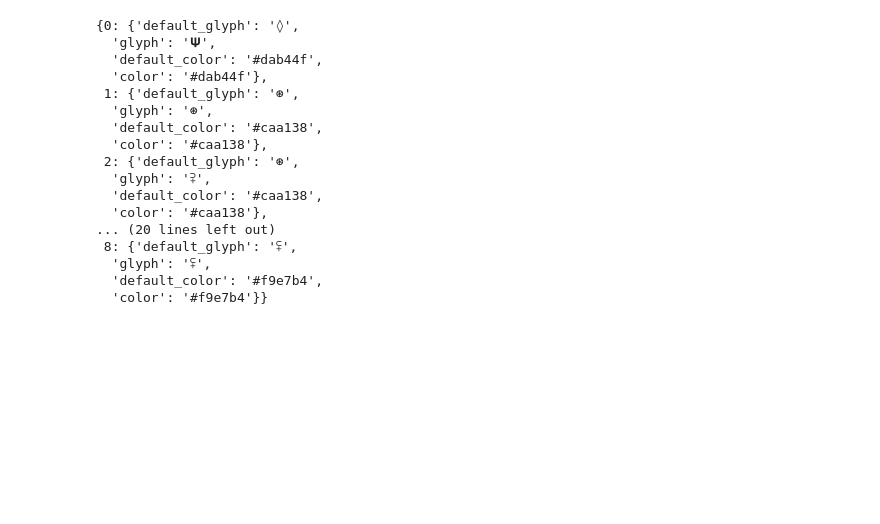
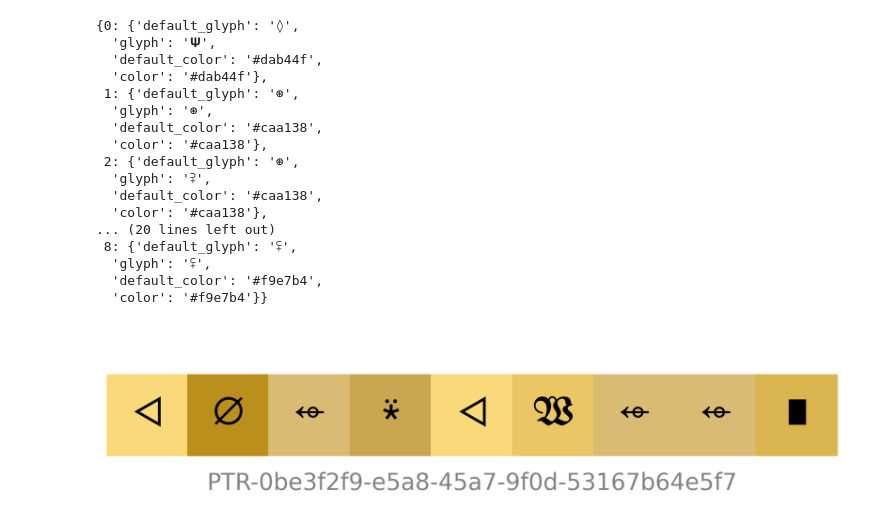
Before and after one commit to shir0tetsuo/mint, a Jupyter notebook: dev.ipynb, the cells around one changed output. Saved outputs shown, nothing was run; the diff lists cells and outputs as text; code cells hidden in the pictures; blank space fills up the shorter version.

Commit message:
Patch Discord value bug str to list

```diff
--- a/dev.ipynb
+++ b/dev.ipynb
@@ -67,6 +67,11 @@ a.build(seed='4b5dd072-e451-42be-816d-ad1924c1502c', glyph_values=[27,None,29,0,
   'color': '#f9e7b4'}}
 # %%
 from IPython.display import Image, display
+# %%
+gen = a(seed='0be3f2f9-e5a8-45a7-9f0d-53167b64e5f7',small_default=True, glyph_values='0,0,0,0', mode='png')
+display(Image(filename=gen))
+# %% [output]
+[figure, added]
 # %%
 gen = a(glyphs='Ramabhadra1', colors='Lasersand', seed_prefix='', font_size=30, mode='both', glyph_values=[1,0,0,None,None,None,None,2,1,0], rows=1, small_default=True, small_color='white', small_size=16, font_colors='auto')
 display(Image(filename=gen))
```
Also changed, not shown: parts of 2 cells of this notebook, 2 other files.
